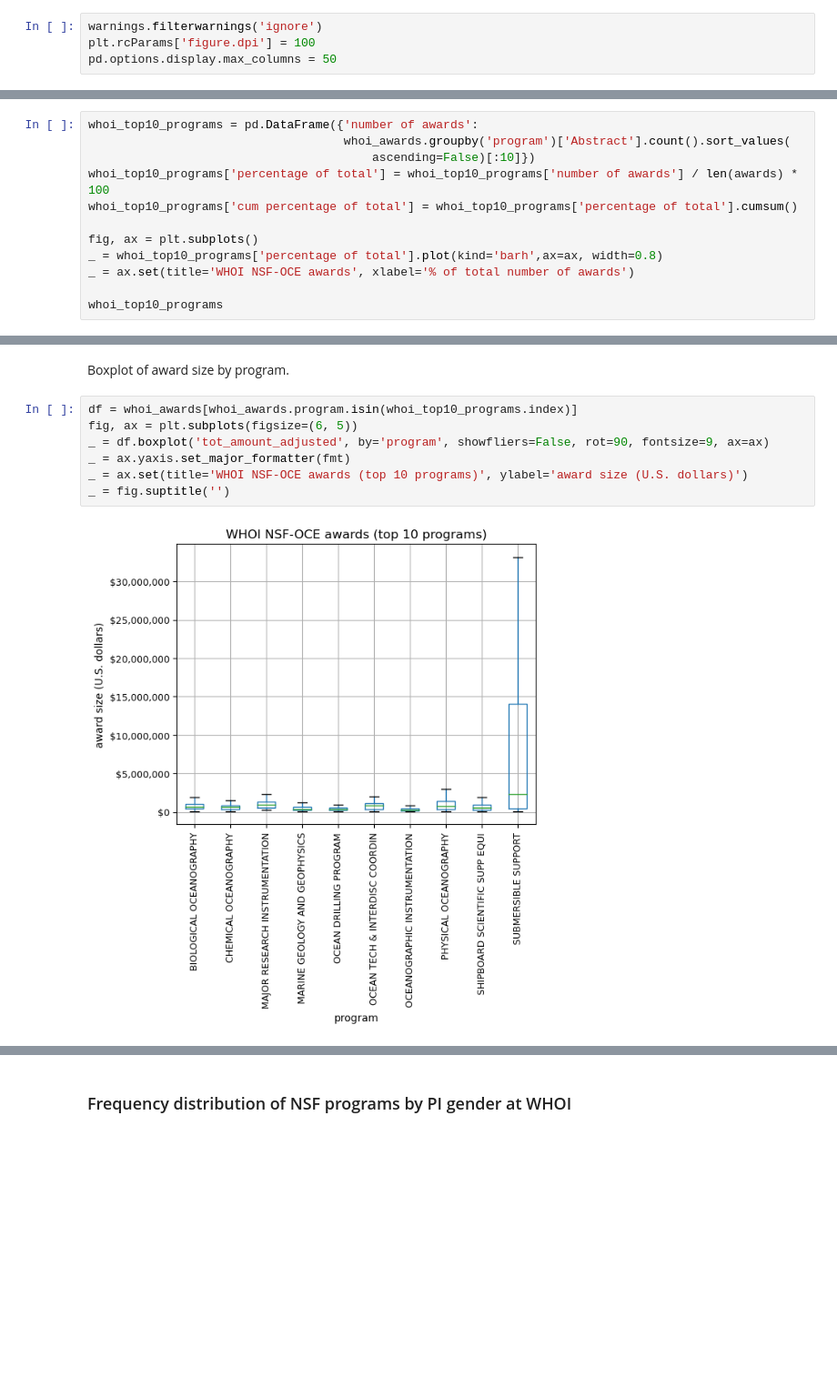
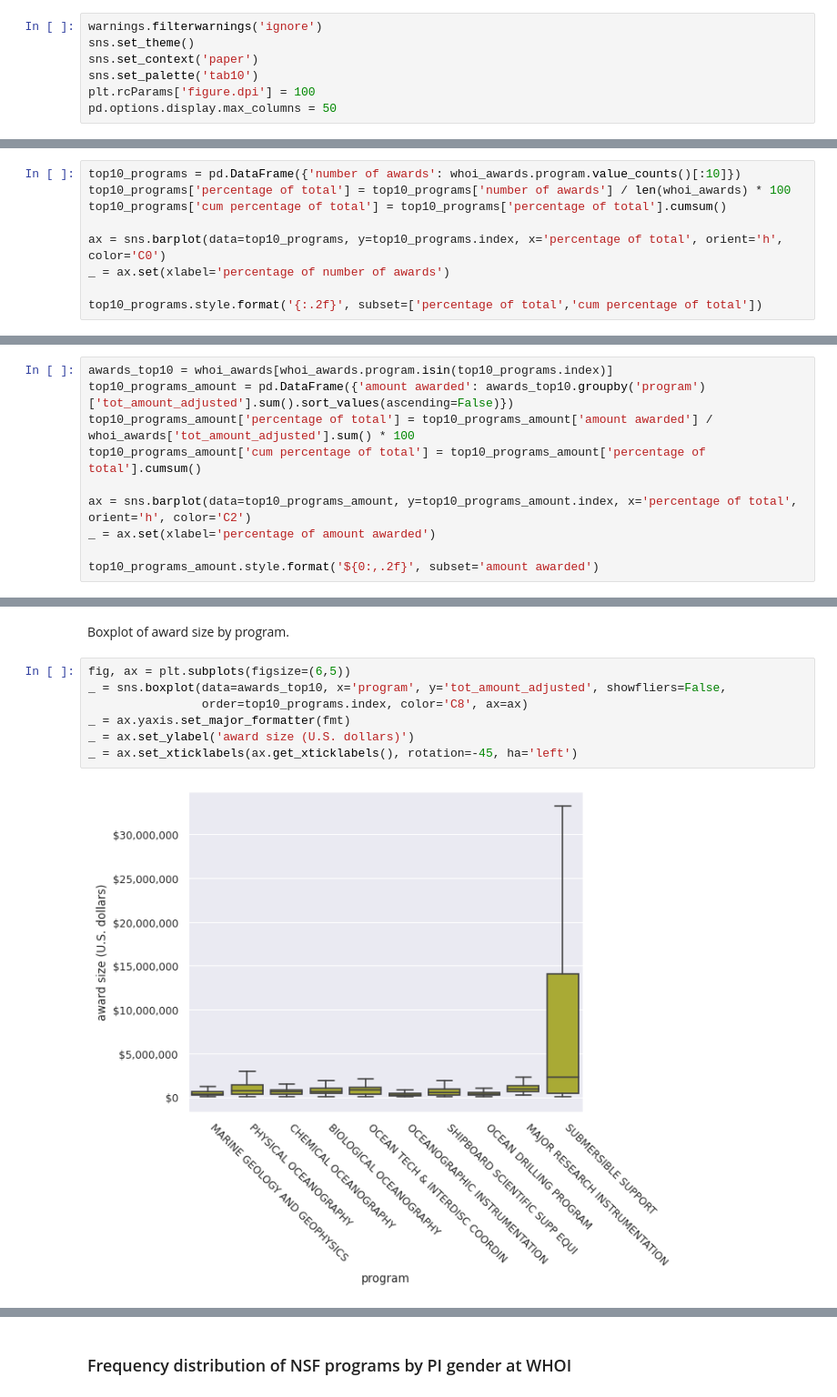
Before and after one commit to idlima/nsf-oce-gender, a Jupyter notebook: 06_analysis_whoi.ipynb, the cells around one changed output, grey strips where cells are left out. Shown at 91% size. Saved outputs shown, nothing was run; the diff lists cells and outputs as text; blank space fills up the shorter version.

```diff
--- a/06_analysis_whoi.ipynb
+++ b/06_analysis_whoi.ipynb
@@ -22,5 +24,8 @@ Last updated on Thu Dec 17 13:30:57 2020
 # %%
 warnings.filterwarnings('ignore')
+sns.set_theme()
+sns.set_context('paper')
+sns.set_palette('tab10')
 plt.rcParams['figure.dpi'] = 100
 pd.options.display.max_columns = 50
 # %% [markdown]
@@ -428,16 +328,13 @@ _ = ax.set(xlabel='time', ylabel='female fraction', title=title)
 # %% [markdown]
 The table and histogram below show the top 10 NSF-OCE programs at WHOI in number of awards for the period 1987-2019.
 # %%
-whoi_top10_programs = pd.DataFrame({'number of awards':
-                                    whoi_awards.groupby('program')['Abstract'].count().sort_values(
-                                        ascending=False)[:10]})
-whoi_top10_programs['percentage of total'] = whoi_top10_programs['number of awards'] / len(awards) * 100
-whoi_top10_programs['cum percentage of total'] = whoi_top10_programs['percentage of total'].cumsum()
+top10_programs = pd.DataFrame({'number of awards': whoi_awards.program.value_counts()[:10]})
+top10_programs['percentage of total'] = top10_programs['number of awards'] / len(whoi_awards) * 100
+top10_programs['cum percentage of total'] = top10_programs['percentage of total'].cumsum()
 
-fig, ax = plt.subplots()
-_ = whoi_top10_programs['percentage of total'].plot(kind='barh',ax=ax, width=0.8)
-_ = ax.set(title='WHOI NSF-OCE awards', xlabel='% of total number of awards')
+ax = sns.barplot(data=top10_programs, y=top10_programs.index, x='percentage of total', orient='h', color='C0')
+_ = ax.set(xlabel='percentage of number of awards')
 
-whoi_top10_programs
+top10_programs.style.format('{:.2f}', subset=['percentage of total','cum percentage of total'])
 # %% [output]
 |  | number of awards | percentage of total | cum percentage of total |
@@ -455,0 +354,10 @@ whoi_top10_programs
+# %%
+awards_top10 = whoi_awards[whoi_awards.program.isin(top10_programs.index)]
+top10_programs_amount = pd.DataFrame({'amount awarded': awards_top10.groupby('program')['tot_amount_adjusted'].sum().sort_values(ascending=False)})
+top10_programs_amount['percentage of total'] = top10_programs_amount['amount awarded'] / whoi_awards['tot_amount_adjusted'].sum() * 100
+top10_programs_amount['cum percentage of total'] = top10_programs_amount['percentage of total'].cumsum()
+
+ax = sns.barplot(data=top10_programs_amount, y=top10_programs_amount.index, x='percentage of total', orient='h', color='C2')
+_ = ax.set(xlabel='percentage of amount awarded')
+
+top10_programs_amount.style.format('${0:,.2f}', subset='amount awarded')
@@ -456,12 +378,12 @@ whoi_top10_programs
 # %% [markdown]
 Boxplot of award size by program.
 # %%
-df = whoi_awards[whoi_awards.program.isin(whoi_top10_programs.index)]
-fig, ax = plt.subplots(figsize=(6, 5))
-_ = df.boxplot('tot_amount_adjusted', by='program', showfliers=False, rot=90, fontsize=9, ax=ax)
+fig, ax = plt.subplots(figsize=(6,5))
+_ = sns.boxplot(data=awards_top10, x='program', y='tot_amount_adjusted', showfliers=False,
+                order=top10_programs.index, color='C8', ax=ax)
 _ = ax.yaxis.set_major_formatter(fmt)
-_ = ax.set(title='WHOI NSF-OCE awards (top 10 programs)', ylabel='award size (U.S. dollars)')
-_ = fig.suptitle('')
+_ = ax.set_ylabel('award size (U.S. dollars)')
+_ = ax.set_xticklabels(ax.get_xticklabels(), rotation=-45, ha='left')
 # %% [output]
-[figure, old version]
+[figure, new version]
 # %% [markdown]
```
Also changed, not shown: parts of 116 cells of this notebook.
